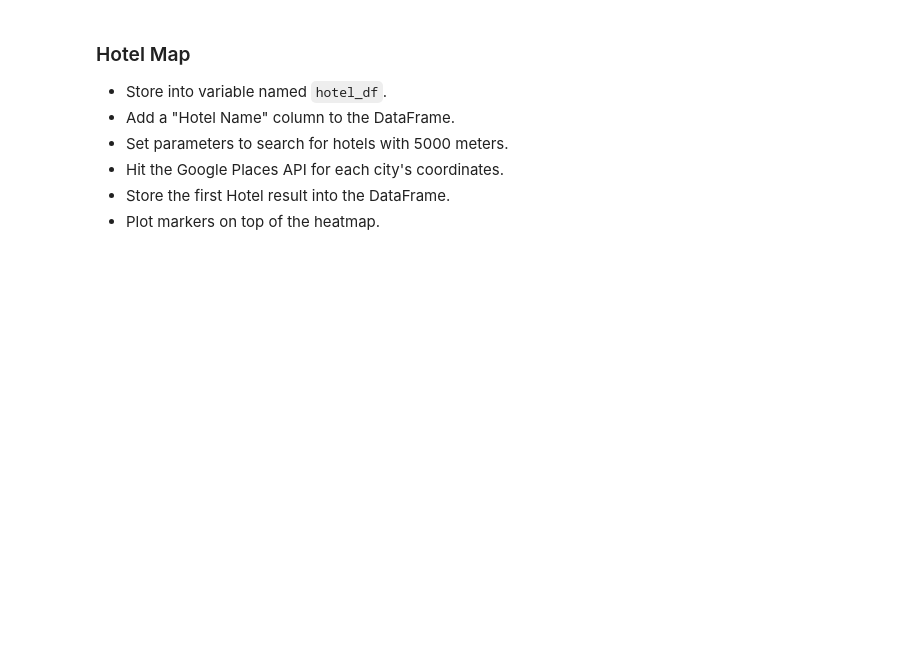
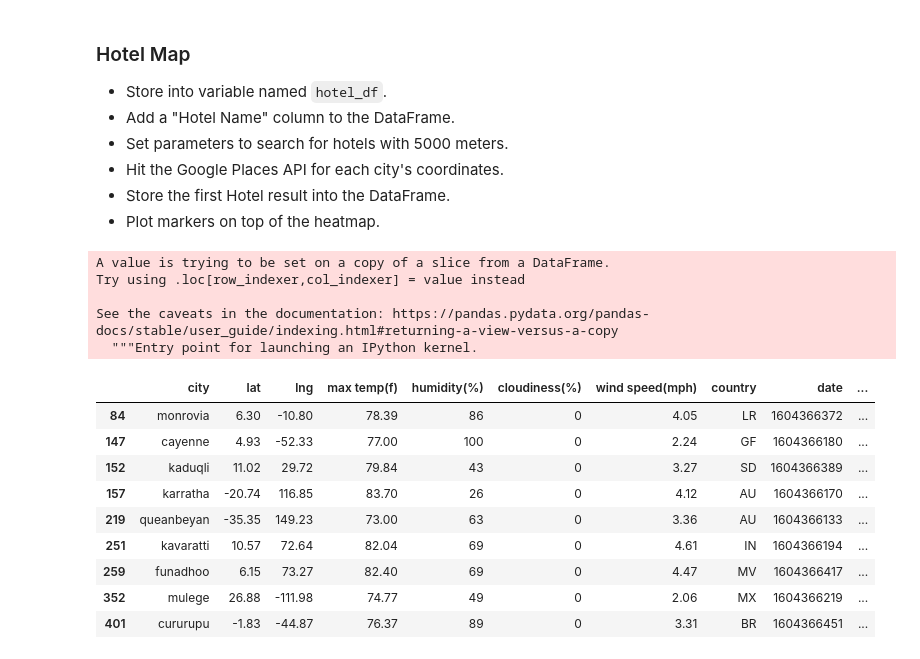
Before and after one commit to LaurenEGardner/python-api-challenge, a Jupyter notebook: VacationPy/VacationPy.ipynb, the cells around one changed output. Drawn from its saved outputs; the diff is of its cells as text; code cells hidden in the pictures; blank space fills up the shorter version.

```diff
--- a/VacationPy/VacationPy.ipynb
+++ b/VacationPy/VacationPy.ipynb
@@ -64,12 +64,7 @@ fig
 * Narrow down the cities to fit weather conditions.
 * Drop any rows will null values.
 # %%
-ideal_df = pd.DataFrame()
-ideal_cities=[]
+hotel_df = cities_df.loc[(cities_df["max temp(f)"]>= 73) & (cities_df["max temp(f)"]<=90) & (cities_df["wind speed(mph)"]<5) & (cities_df["cloudiness(%)"]==0)]
 
-for index, row in cities_df.iterrows():
-    if row["max temp(f)"]>= 73 and row["max temp(f)"]<=90 and row["wind speed(mph)"]<5 and row["cloudiness(%)"]==0 :
-        ideal_cities.append(row["city"])
-
-len(ideal_cities)
+hotel_df
 # %% [output]
@@ -98,6 +86,24 @@ len(ideal_cities)
 * Hit the Google Places API for each city's coordinates.
 * Store the first Hotel result into the DataFrame.
 * Plot markers on top of the heatmap.
+# %%
+hotel_df["Hotel Name"]=""
+# %% [output]
+A value is trying to be set on a copy of a slice from a DataFrame.
+Try using .loc[row_indexer,col_indexer] = value instead
+
+See the caveats in the documentation: https://pandas.pydata.org/pandas-docs/stable/user_guide/indexing.html#returning-a-view-versus-a-copy
+  """Entry point for launching an IPython kernel.
+|  | city | lat | lng | max temp(f) | humidity(%) | cloudiness(%) | wind speed(mph) | country | date | ... |
+| 84 | monrovia | 6.30 | -10.80 | 78.39 | 86 | 0 | 4.05 | LR | 1604366372 | ... |
+| 147 | cayenne | 4.93 | -52.33 | 77.00 | 100 | 0 | 2.24 | GF | 1604366180 | ... |
+| 152 | kaduqli | 11.02 | 29.72 | 79.84 | 43 | 0 | 3.27 | SD | 1604366389 | ... |
+| 157 | karratha | -20.74 | 116.85 | 83.70 | 26 | 0 | 4.12 | AU | 1604366170 | ... |
+| 219 | queanbeyan | -35.35 | 149.23 | 73.00 | 63 | 0 | 3.36 | AU | 1604366133 | ... |
+| 251 | kavaratti | 10.57 | 72.64 | 82.04 | 69 | 0 | 4.61 | IN | 1604366194 | ... |
+| 259 | funadhoo | 6.15 | 73.27 | 82.40 | 69 | 0 | 4.47 | MV | 1604366417 | ... |
+| 352 | mulege | 26.88 | -111.98 | 74.77 | 49 | 0 | 2.06 | MX | 1604366219 | ... |
+| 401 | cururupu | -1.83 | -44.87 | 76.37 | 89 | 0 | 3.31 | BR | 1604366451 | ... |
 # %%
 # NOTE: Do not change any of the code in this cell
 
```
Also changed, not shown: parts of 2 cells of this notebook, 14 other files.
